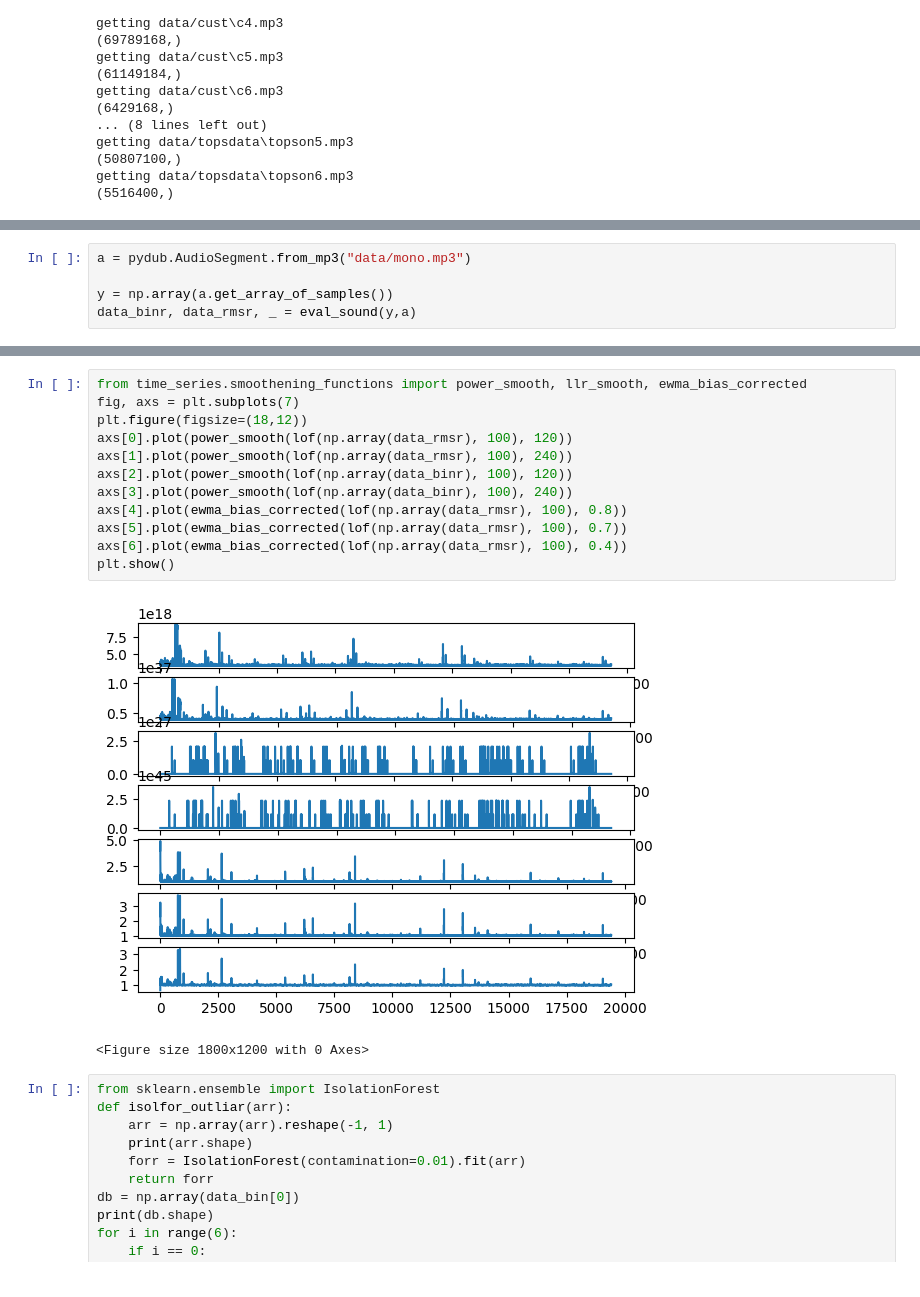
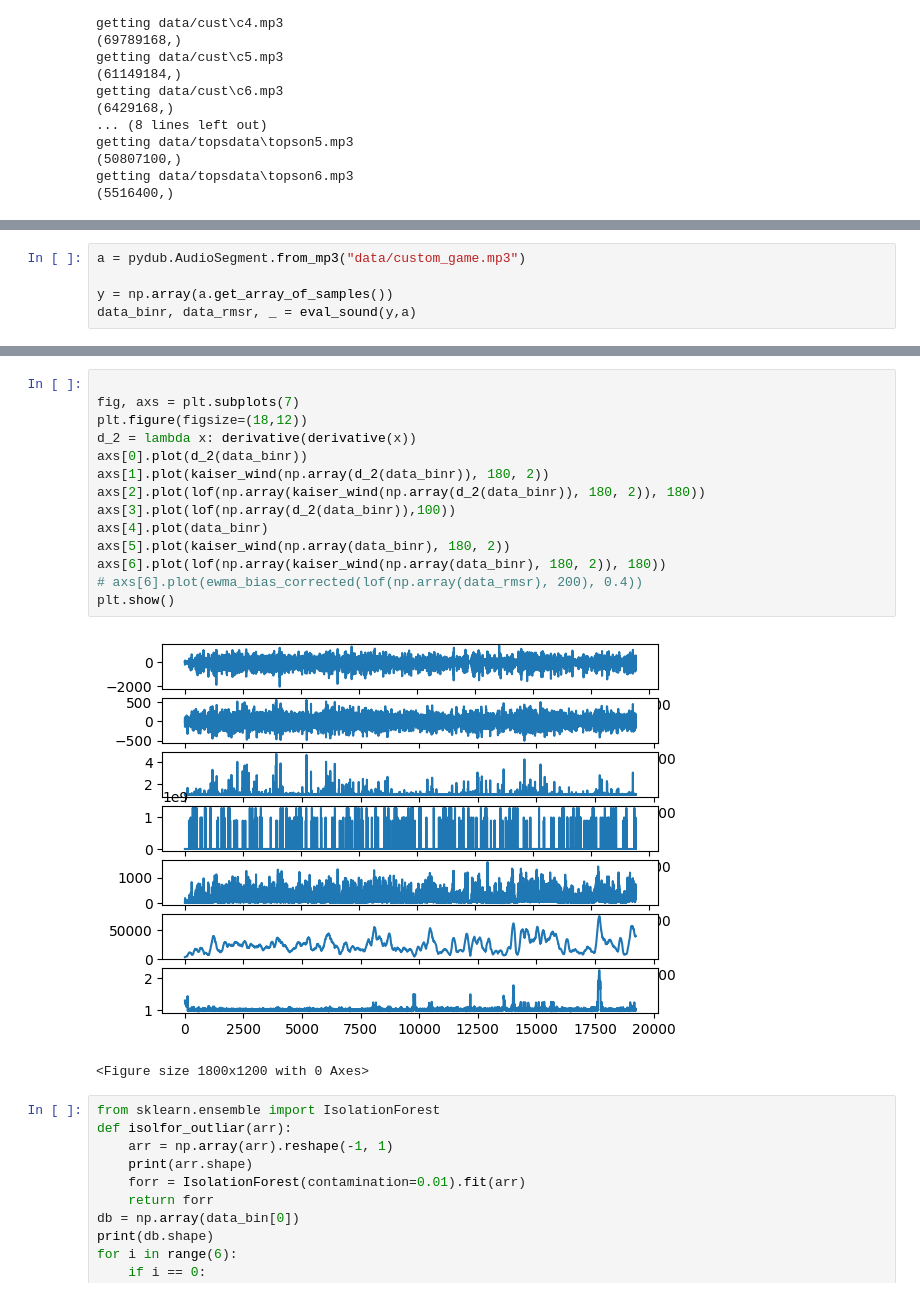
Before and after one commit to NikolayBlagoev/Dota_2_Highlight, a Jupyter notebook: get_anomalies.ipynb, the cells around one changed output, grey strips where cells are left out. Saved outputs shown, nothing was run; the diff lists cells and outputs as text.

```diff
--- a/get_anomalies.ipynb
+++ b/get_anomalies.ipynb
@@ -53,5 +73,5 @@ getting data/topsdata\topson6.mp3
 # %%
-a = pydub.AudioSegment.from_mp3("data/mono.mp3")
+a = pydub.AudioSegment.from_mp3("data/custom_game.mp3")
 
 y = np.array(a.get_array_of_samples())
 data_binr, data_rmsr, _ = eval_sound(y,a)
@@ -69,17 +130,19 @@ plt.show()
 # %%
-from time_series.smoothening_functions import power_smooth, llr_smooth, ewma_bias_corrected
+
 fig, axs = plt.subplots(7)
 plt.figure(figsize=(18,12))
-axs[0].plot(power_smooth(lof(np.array(data_rmsr), 100), 120))
-axs[1].plot(power_smooth(lof(np.array(data_rmsr), 100), 240))
-axs[2].plot(power_smooth(lof(np.array(data_binr), 100), 120))
-axs[3].plot(power_smooth(lof(np.array(data_binr), 100), 240))
-axs[4].plot(ewma_bias_corrected(lof(np.array(data_rmsr), 100), 0.8))
-axs[5].plot(ewma_bias_corrected(lof(np.array(data_rmsr), 100), 0.7))
-axs[6].plot(ewma_bias_corrected(lof(np.array(data_rmsr), 100), 0.4))
+d_2 = lambda x: derivative(derivative(x))
+axs[0].plot(d_2(data_binr))
+axs[1].plot(kaiser_wind(np.array(d_2(data_binr)), 180, 2))
+axs[2].plot(lof(np.array(kaiser_wind(np.array(d_2(data_binr)), 180, 2)), 180))
+axs[3].plot(lof(np.array(d_2(data_binr)),100))
+axs[4].plot(data_binr)
+axs[5].plot(kaiser_wind(np.array(data_binr), 180, 2))
+axs[6].plot(lof(np.array(kaiser_wind(np.array(data_binr), 180, 2)), 180))
+# axs[6].plot(ewma_bias_corrected(lof(np.array(data_rmsr), 200), 0.4))
 plt.show()
 # %% [output]
-[figure, old version]
+[figure, new version]
 <Figure size 1800x1200 with 0 Axes>
 # %%
 from sklearn.ensemble import IsolationForest
```
Also changed, not shown: parts of 21 cells of this notebook, 4 other files.
